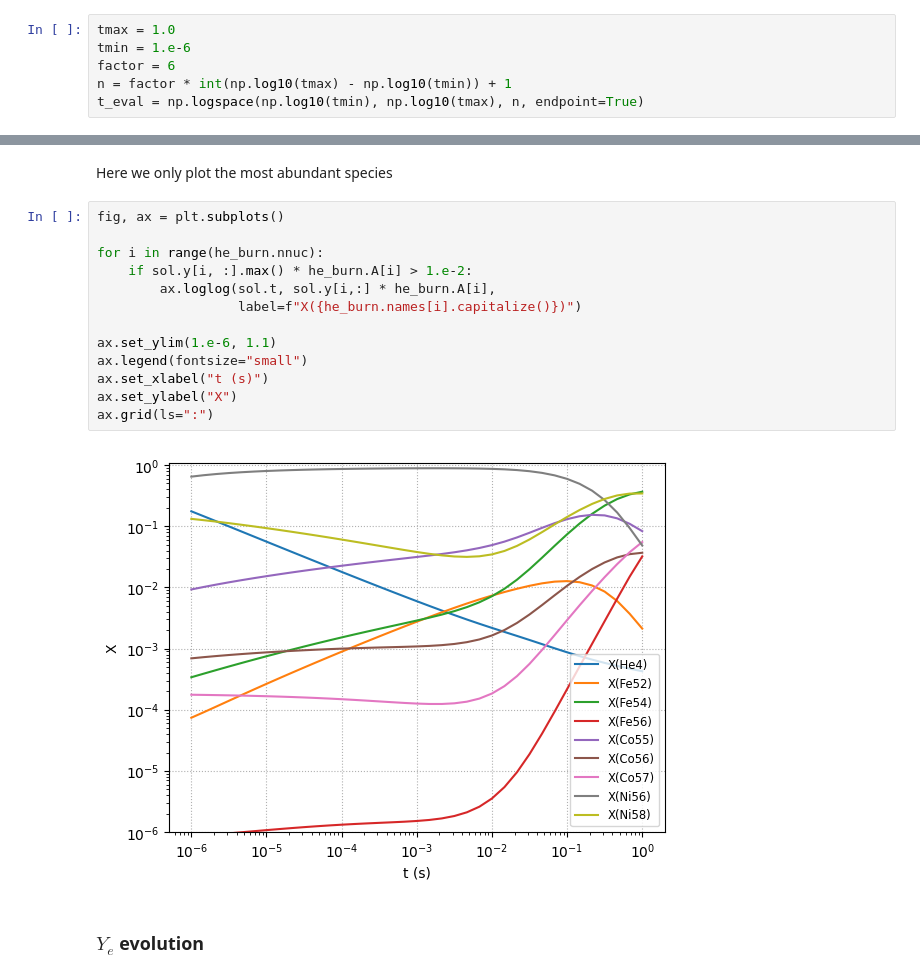
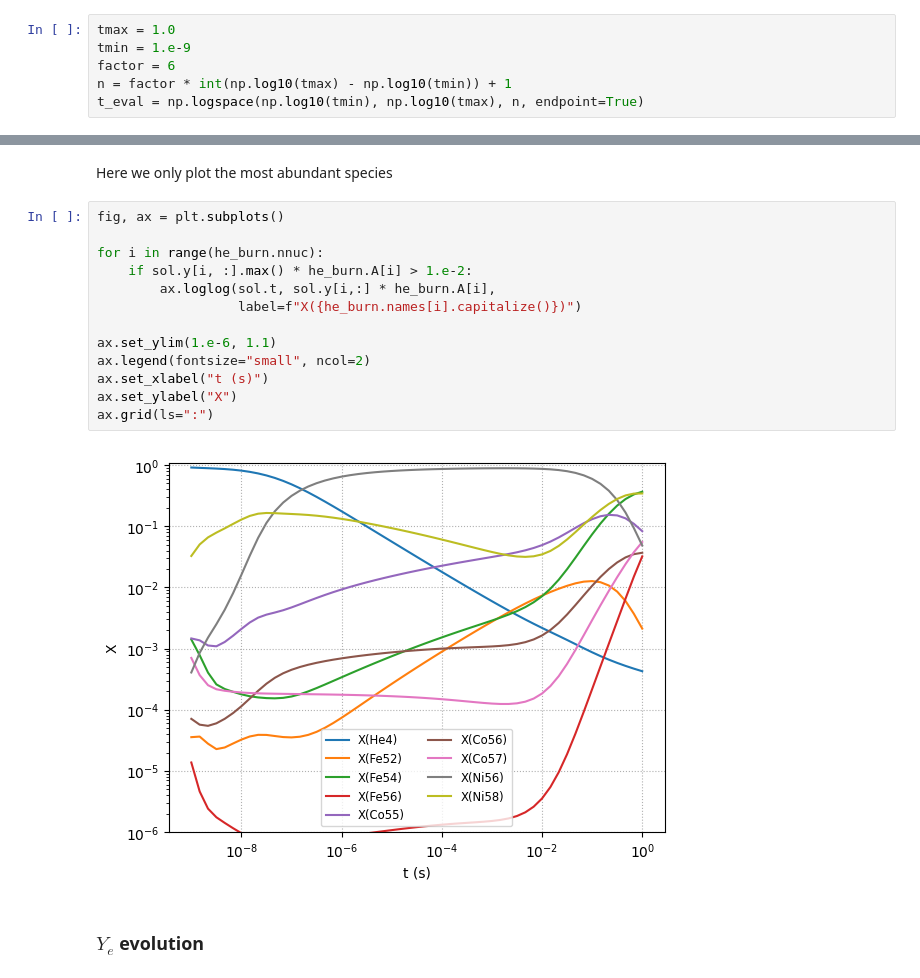
Before and after one commit to zingale/stars, a Jupyter notebook: notebooks/_sources/he-and-heavier-burning/heavier-burning.ipynb, the cells around one changed output, grey strips where cells are left out. Drawn from its saved outputs; the diff is of its cells as text.

```diff
--- a/notebooks/_sources/he-and-heavier-burning/heavier-burning.ipynb
+++ b/notebooks/_sources/he-and-heavier-burning/heavier-burning.ipynb
@@ -207,7 +200,7 @@ from pynucastro.screening import chugunov_2007
 We'll specific the time-points where we want to store the solution.
 # %%
 tmax = 1.0
-tmin = 1.e-6
+tmin = 1.e-9
 factor = 6
 n = factor * int(np.log10(tmax) - np.log10(tmin)) + 1
 t_eval = np.logspace(np.log10(tmin), np.log10(tmax), n, endpoint=True)
@@ -231,18 +224,18 @@ Here we only plot the most abundant species
 # %%
 fig, ax = plt.subplots()
 
 for i in range(he_burn.nnuc):
     if sol.y[i, :].max() * he_burn.A[i] > 1.e-2:
         ax.loglog(sol.t, sol.y[i,:] * he_burn.A[i],
                   label=f"X({he_burn.names[i].capitalize()})")
 
 ax.set_ylim(1.e-6, 1.1)
-ax.legend(fontsize="small")
+ax.legend(fontsize="small", ncol=2)
 ax.set_xlabel("t (s)")
 ax.set_ylabel("X")
 ax.grid(ls=":")
 # %% [output]
-[figure, old version]
+[figure, new version]
 # %% [markdown]
 ### $Y_e$ evolution
 # %%
```
Also changed, not shown: parts of 2 cells of this notebook, 26 other files.
